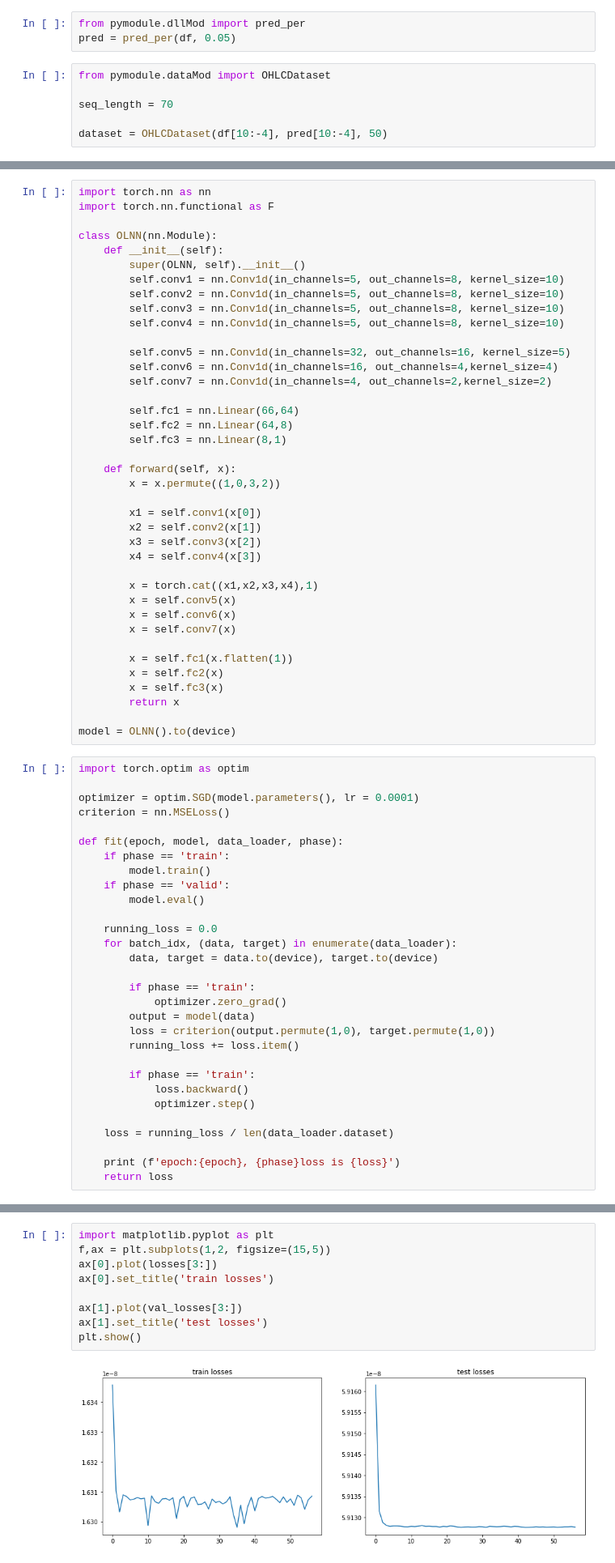
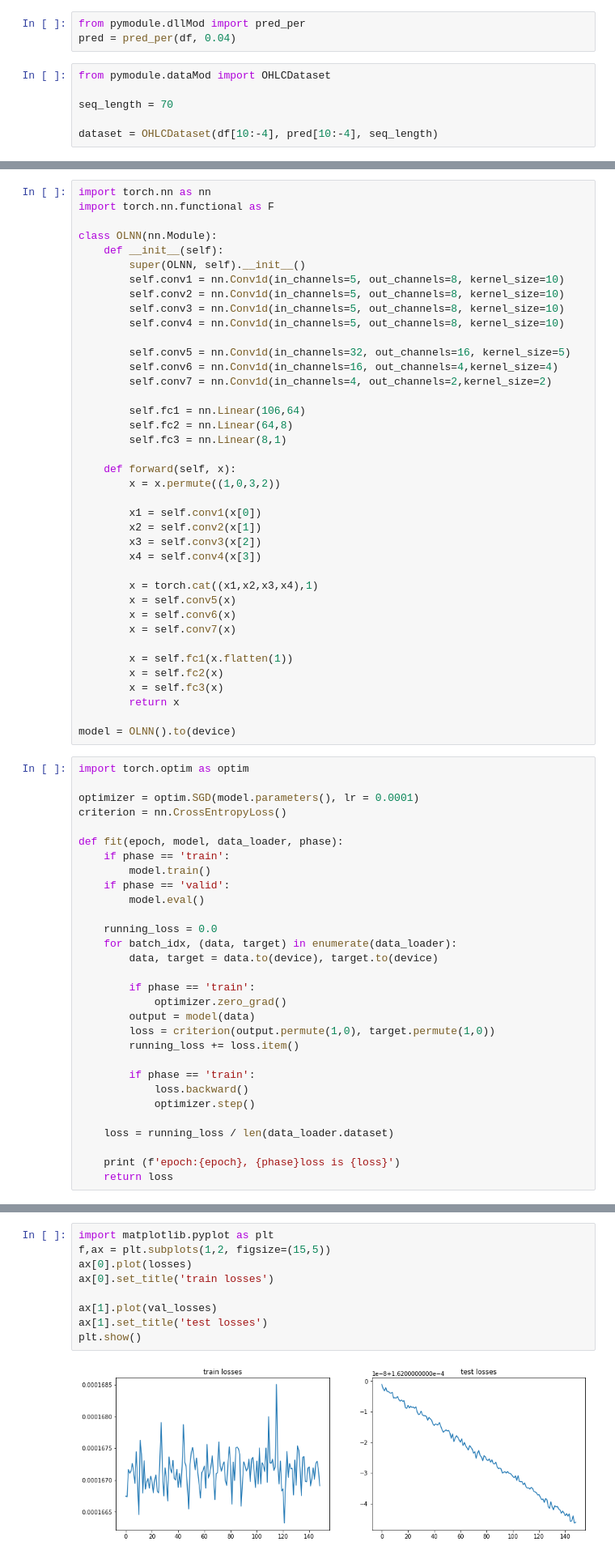
Before and after one commit to DogRing/TorchTrade, a Jupyter notebook: CNN1d.ipynb, the cells around one changed output, grey strips where cells are left out. Shown at 81% size. Drawn from its saved outputs; the diff is of its cells as text.

```diff
--- a/CNN1d.ipynb
+++ b/CNN1d.ipynb
@@ -22,13 +22,13 @@ df.head(3)
 | 2018-09-19 23:52:00 | 7184000.0 | 7188000.0 | 7183000.0 | 7188000.0 | 0.486359 |
 # %%
 from pymodule.dllMod import pred_per
-pred = pred_per(df, 0.05)
+pred = pred_per(df, 0.04)
 # %%
 from pymodule.dataMod import OHLCDataset
 
 seq_length = 70
 
-dataset = OHLCDataset(df[10:-4], pred[10:-4], 50)
+dataset = OHLCDataset(df[10:-4], pred[10:-4], seq_length)
 # %%
 from torch.utils.data import DataLoader, random_split
 
@@ -71,7 +71,7 @@ class OLNN(nn.Module):
         self.conv6 = nn.Conv1d(in_channels=16, out_channels=4,kernel_size=4)
         self.conv7 = nn.Conv1d(in_channels=4, out_channels=2,kernel_size=2)
 
-        self.fc1 = nn.Linear(66,64)
+        self.fc1 = nn.Linear(106,64)
         self.fc2 = nn.Linear(64,8)
         self.fc3 = nn.Linear(8,1)
 
@@ -98,7 +98,7 @@ model = OLNN().to(device)
 import torch.optim as optim
 
 optimizer = optim.SGD(model.parameters(), lr = 0.0001)
-criterion = nn.MSELoss()
+criterion = nn.CrossEntropyLoss()
 
 def fit(epoch, model, data_loader, phase):
     if phase == 'train':
@@ -159,11 +159,11 @@ epoch:59, validloss is 5.912774840729183e-08
 # %%
 import matplotlib.pyplot as plt
 f,ax = plt.subplots(1,2, figsize=(15,5))
-ax[0].plot(losses[3:])
+ax[0].plot(losses)
 ax[0].set_title('train losses')
 
-ax[1].plot(val_losses[3:])
+ax[1].plot(val_losses)
 ax[1].set_title('test losses')
 plt.show()
 # %% [output]
-[figure, old version]
+[figure, new version]
```
Also changed, not shown: parts of 5 cells of this notebook.
